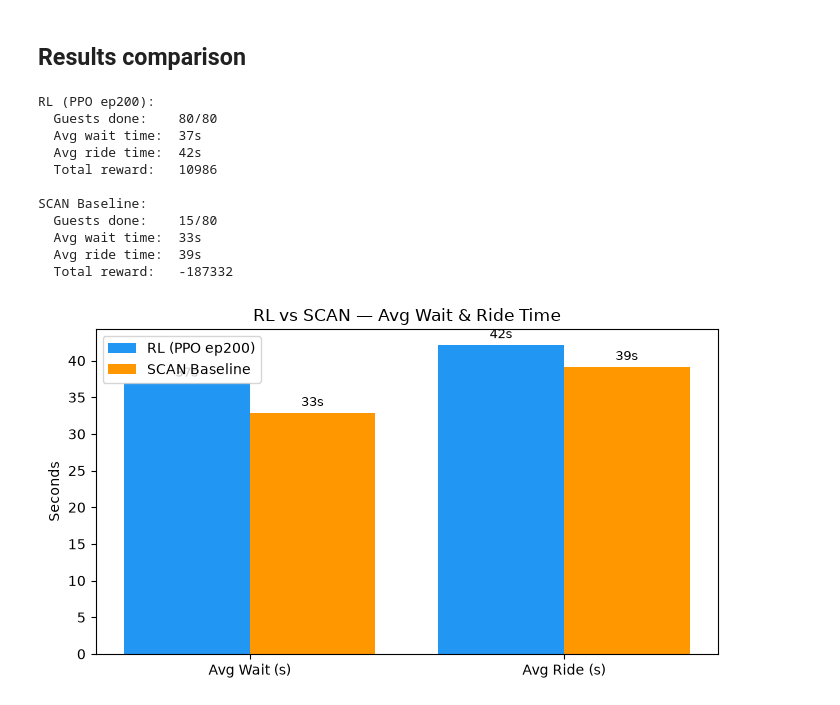
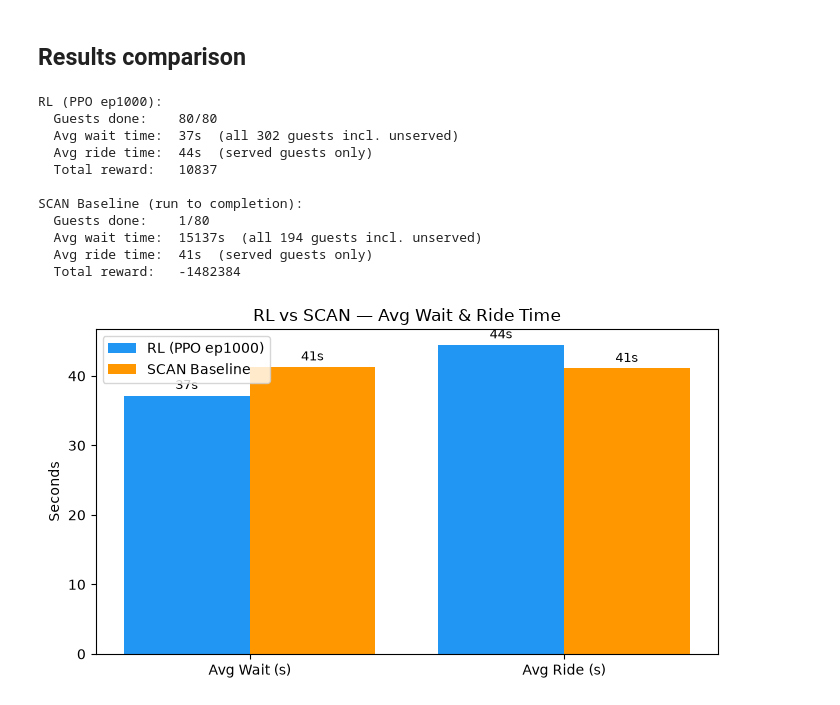
Before and after one commit to AdaptLLC/intelevator, a Jupyter notebook: Elevator_Modell_Simulation/demo.ipynb, the cells around one changed output. Drawn from its saved outputs; the diff is of its cells as text; code cells hidden in the pictures.

```diff
--- a/Elevator_Modell_Simulation/demo.ipynb
+++ b/Elevator_Modell_Simulation/demo.ipynb
@@ -26,7 +26,7 @@ from scan_baseline import scan_action
 # %%
 SEED = 42
 
-model = MaskablePPO.load('../Elevator_Reinforcement_Training/checkpoints_v2/ppo_elevator_episode_200.zip')
+model = MaskablePPO.load('../Elevator_Reinforcement_Training/checkpoints_v2/ppo_elevator_episode_1000.zip')
 
 def make_env():
     return MultiElevatorEnv(
@@ -219,6 +257,7 @@ scan_terminated = scan_truncated = False
 step_count = 0
 capture_every = 20
 frames = []
+prev_logs = [0, 0]  # track log index for each env
 
 render_frame, close_renderer = make_side_by_side_renderer(rl_env, scan_env)
 
@@ -235,12 +274,20 @@ while not (rl_terminated or rl_truncated or scan_terminated or scan_truncated):
 
     step_count += 1
     if step_count % capture_every == 0:
-        frames.append(render_frame())
+        frames.append(render_frame(prev_logs))
 
 close_renderer()
-print(f'Done! {len(frames)} frames over {step_count} steps.')
+print(f'Recorded {len(frames)} frames over {step_count} steps (RL finished).')
 print(f'RL   — guests done: {len(rl_env.left_guests)}/{rl_env.max_guests}  reward: {rl_env.total_reward:.0f}')
-print(f'SCAN — guests done: {len(scan_env.left_guests)}/{scan_env.max_guests}  reward: {scan_env.total_reward:.0f}')
+print(f'SCAN — guests done at RL finish: {len(scan_env.left_guests)}/{scan_env.max_guests}')
+
+# Run SCAN to its own completion for accurate final metrics
+print('Running SCAN to completion...')
+while not (scan_terminated or scan_truncated):
+    scan_action_val = scan_action(scan_env.elevators[0], scan_env.waiting_guests, scan_env.num_floors)
+    scan_obs, _, scan_terminated, scan_truncated, scan_info = scan_env.step([scan_action_val])
+
+print(f'SCAN — final guests done: {len(scan_env.left_guests)}/{scan_env.max_guests}  reward: {scan_env.total_reward:.0f}')
 
 video_path = 'elevator_sim_comparison.mp4'
 imageio.mimwrite(video_path, frames, fps=15, quality=8)
@@ -266,34 +319,40 @@ display(Video('elevator_sim_comparison.mp4', embed=True, width=900))
 # %%
 import pandas as pd
 
-def summarise(env, label):
+def summarise(env, label, cutoff_steps=None):
     df = pd.DataFrame(env.logs)
-    if df.empty:
-        print(f'{label}: no log entries')
-        return
+    if cutoff_steps:
+        df = df[df['time'] <= cutoff_steps]
+    wait_df  = df[df['mode'] == 'elevator_waiting']
     drive_df = df[df['mode'] == 'elevator_drive']
-    wait_df  = df[df['mode'] == 'elevator_waiting']
+
+    # Include still-waiting guests in avg wait time
+    extra_wait = sum(env.episode_steps - g.waiting_since for g in env.waiting_guests)
+    total_wait_sum = wait_df['wait_time'].sum() + extra_wait
+    total_wait_n   = len(wait_df) + len(env.waiting_guests)
+    avg_wait = total_wait_sum / total_wait_n if total_wait_n > 0 else 0
+
     print(f'{label}:')
     print(f'  Guests done:    {len(env.left_guests)}/{env.max_guests}')
-    print(f'  Avg wait time:  {wait_df["wait_time"].mean():.0f}s')
-    print(f'  Avg ride time:  {drive_df["travel_time"].mean():.0f}s')
+    print(f'  Avg wait time:  {avg_wait:.0f}s  (all {total_wait_n} guests incl. unserved)')
+    print(f'  Avg ride time:  {drive_df["travel_time"].mean():.0f}s  (served guests only)')
     print(f'  Total reward:   {env.total_reward:.0f}')
     print()
 
-summarise(rl_env,   'RL (PPO ep200)')
-summarise(scan_env, 'SCAN Baseline')
+summarise(rl_env,   'RL (PPO ep1000)')
+summarise(scan_env, 'SCAN Baseline (run to completion)')
 # %% [output]
-RL (PPO ep200):
+RL (PPO ep1000):
   Guests done:    80/80
-  Avg wait time:  37s
-  Avg ride time:  42s
-  Total reward:   10986
+  Avg wait time:  37s  (all 302 guests incl. unserved)
+  Avg ride time:  44s  (served guests only)
+  Total reward:   10837
 
-SCAN Baseline:
-  Guests done:    15/80
-  Avg wait time:  33s
-  Avg ride time:  39s
-  Total reward:   -187332
+SCAN Baseline (run to completion):
+  Guests done:    1/80
+  Avg wait time:  15137s  (all 194 guests incl. unserved)
+  Avg ride time:  41s  (served guests only)
+  Total reward:   -1482384
 # %%
 import pandas as pd
 import matplotlib.pyplot as plt
@@ -303,32 +362,32 @@ def get_metrics(env):
     if df.empty:
         return None
     return {
         'wait': df[df['mode'] == 'elevator_waiting']['wait_time'].mean(),
         'ride': df[df['mode'] == 'elevator_drive']['travel_time'].mean(),
         'done': len(env.left_guests),
     }
 
 rl_m   = get_metrics(rl_env)
 scan_m = get_metrics(scan_env)
 
 if rl_m and scan_m:
     labels = ['Avg Wait (s)', 'Avg Ride (s)']
     rl_vals   = [rl_m['wait'],   rl_m['ride']]
     scan_vals = [scan_m['wait'], scan_m['ride']]
 
     x = range(len(labels))
     fig, ax = plt.subplots(figsize=(7, 4))
-    bars1 = ax.bar([i - 0.2 for i in x], rl_vals,   0.4, label='RL (PPO ep200)', color='#2196F3')
+    bars1 = ax.bar([i - 0.2 for i in x], rl_vals,   0.4, label='RL (PPO ep1000)', color='#2196F3')
     bars2 = ax.bar([i + 0.2 for i in x], scan_vals, 0.4, label='SCAN Baseline',  color='#FF9800')
     ax.set_xticks(list(x))
     ax.set_xticklabels(labels)
     ax.set_ylabel('Seconds')
     ax.set_title('RL vs SCAN — Avg Wait & Ride Time')
     ax.legend()
     for bar in bars1 + bars2:
         ax.text(bar.get_x() + bar.get_width()/2, bar.get_height() + 0.5,
                 f'{bar.get_height():.0f}s', ha='center', va='bottom', fontsize=9)
     plt.tight_layout()
     plt.show()
 # %% [output]
-[figure, old version]
+[figure, new version]
```
Also changed, not shown: parts of 2 cells of this notebook, 11 other files.
